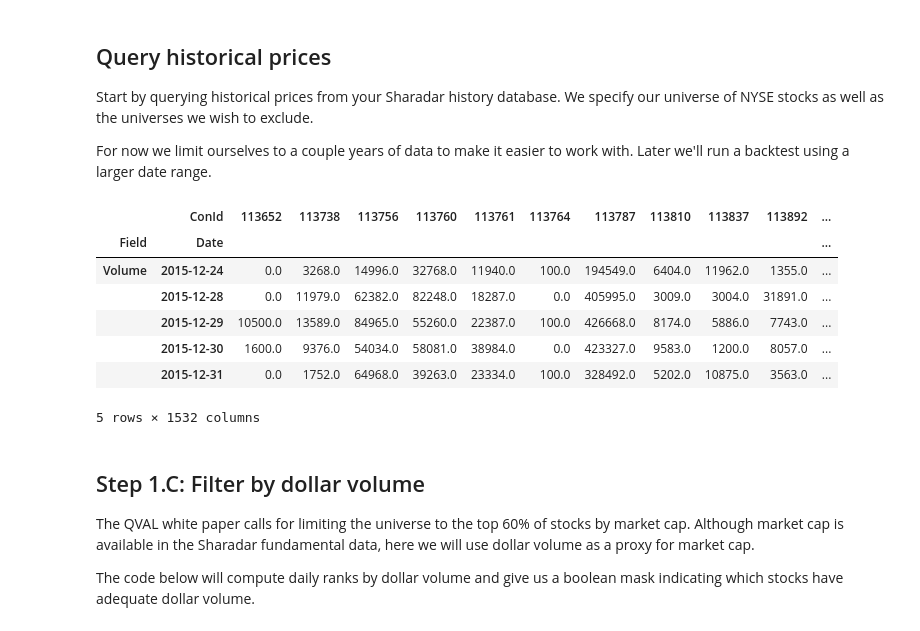
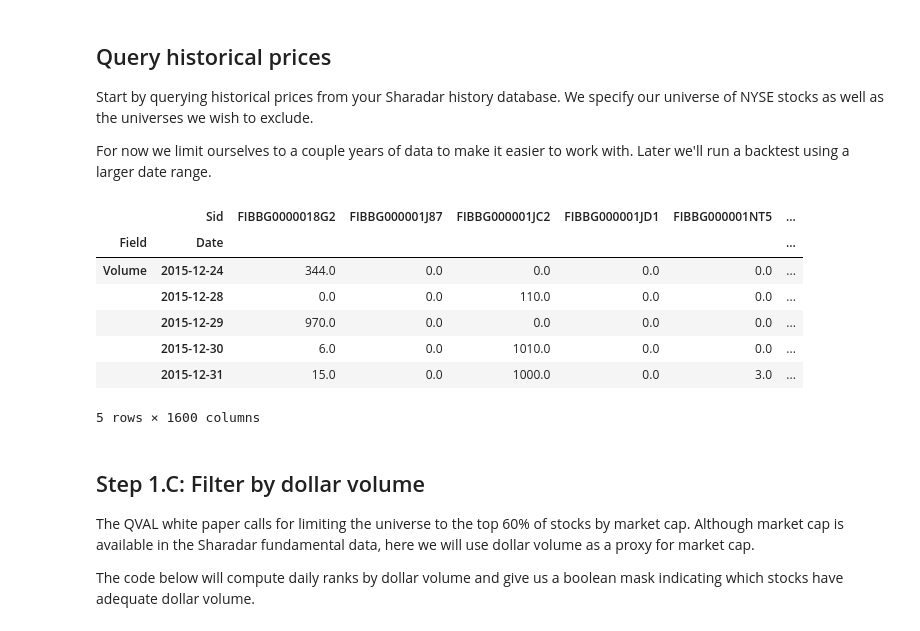
Before and after one commit to quantrocket-codeload/qval, a Jupyter notebook: qval/Part3-Interactive-Strategy-Development.ipynb, the cells around one changed output. Cells and saved outputs as stored; diff of their text form; code cells hidden in the pictures.

```diff
--- a/qval/Part3-Interactive-Strategy-Development.ipynb
+++ b/qval/Part3-Interactive-Strategy-Development.ipynb
@@ -26,26 +26,26 @@ For now we limit ourselves to a couple years of data to make it easier to work w
 # %%
 from quantrocket import get_prices
 
-DB = "sharadar-1d"
+DB = "sharadar-us-stk-1d"
 UNIVERSES = "nyse-stk"
 EXCLUDE_UNIVERSES = ["nyse-financials", "nyse-reits", "nyse-adrs"]
 
 prices = get_prices(DB,
                     start_date="2014-01-01",
                     end_date="2016-01-01",
                     universes=UNIVERSES,
                     exclude_universes=EXCLUDE_UNIVERSES,
                     fields=["Close", "Volume"])
 prices.tail()
 # %% [output]
-|  | ConId | 113652 | 113738 | 113756 | 113760 | 113761 | 113764 | 113787 | 113810 | 113837 | 113892 | ... |
-| Field | Date |  |  |  |  |  |  |  |  |  |  | ... |
-| Volume | 2015-12-24 | 0.0 | 3268.0 | 14996.0 | 32768.0 | 11940.0 | 100.0 | 194549.0 | 6404.0 | 11962.0 | 1355.0 | ... |
-|  | 2015-12-28 | 0.0 | 11979.0 | 62382.0 | 82248.0 | 18287.0 | 0.0 | 405995.0 | 3009.0 | 3004.0 | 31891.0 | ... |
-|  | 2015-12-29 | 10500.0 | 13589.0 | 84965.0 | 55260.0 | 22387.0 | 100.0 | 426668.0 | 8174.0 | 5886.0 | 7743.0 | ... |
-|  | 2015-12-30 | 1600.0 | 9376.0 | 54034.0 | 58081.0 | 38984.0 | 0.0 | 423327.0 | 9583.0 | 1200.0 | 8057.0 | ... |
-|  | 2015-12-31 | 0.0 | 1752.0 | 64968.0 | 39263.0 | 23334.0 | 100.0 | 328492.0 | 5202.0 | 10875.0 | 3563.0 | ... |
+|  | Sid | FIBBG0000018G2 | FIBBG000001J87 | FIBBG000001JC2 | FIBBG000001JD1 | FIBBG000001NT5 | ... |
+| Field | Date |  |  |  |  |  | ... |
+| Volume | 2015-12-24 | 344.0 | 0.0 | 0.0 | 0.0 | 0.0 | ... |
+|  | 2015-12-28 | 0.0 | 0.0 | 110.0 | 0.0 | 0.0 | ... |
+|  | 2015-12-29 | 970.0 | 0.0 | 0.0 | 0.0 | 0.0 | ... |
+|  | 2015-12-30 | 6.0 | 0.0 | 1010.0 | 0.0 | 0.0 | ... |
+|  | 2015-12-31 | 15.0 | 0.0 | 1000.0 | 0.0 | 3.0 | ... |
-5 rows × 1532 columns
+5 rows × 1600 columns
 # %% [markdown]
 ## Step 1.C: Filter by dollar volume
 
```
Also changed, not shown: parts of 9 cells of this notebook, 6 other files.
